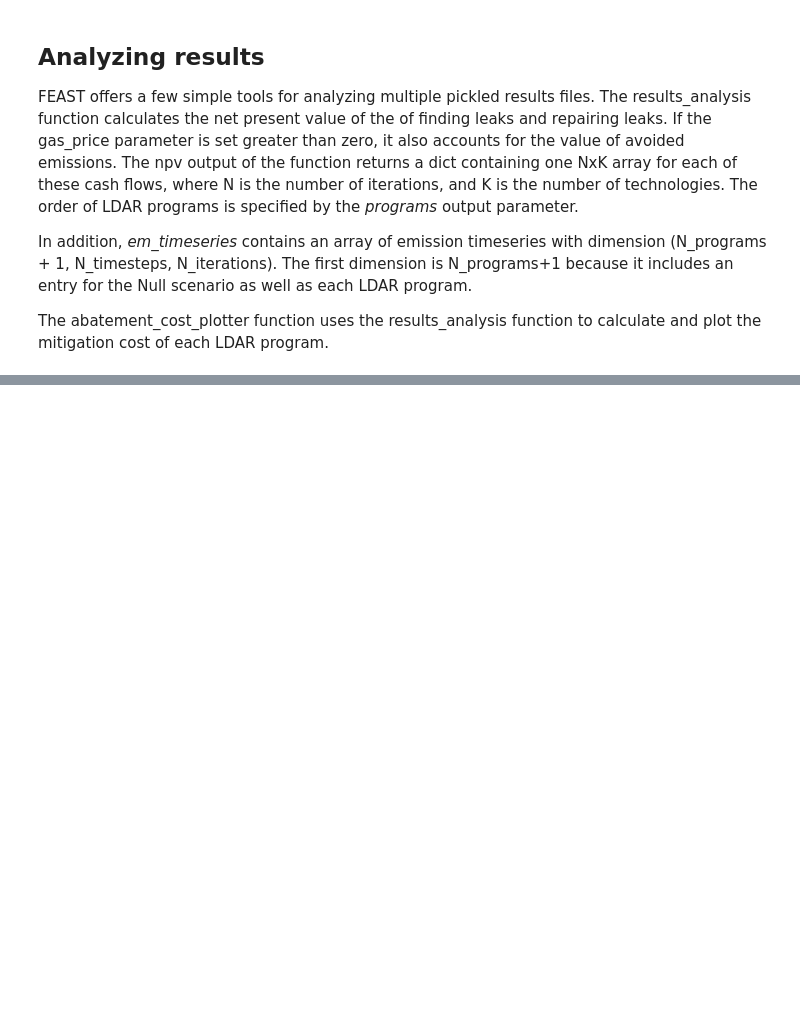
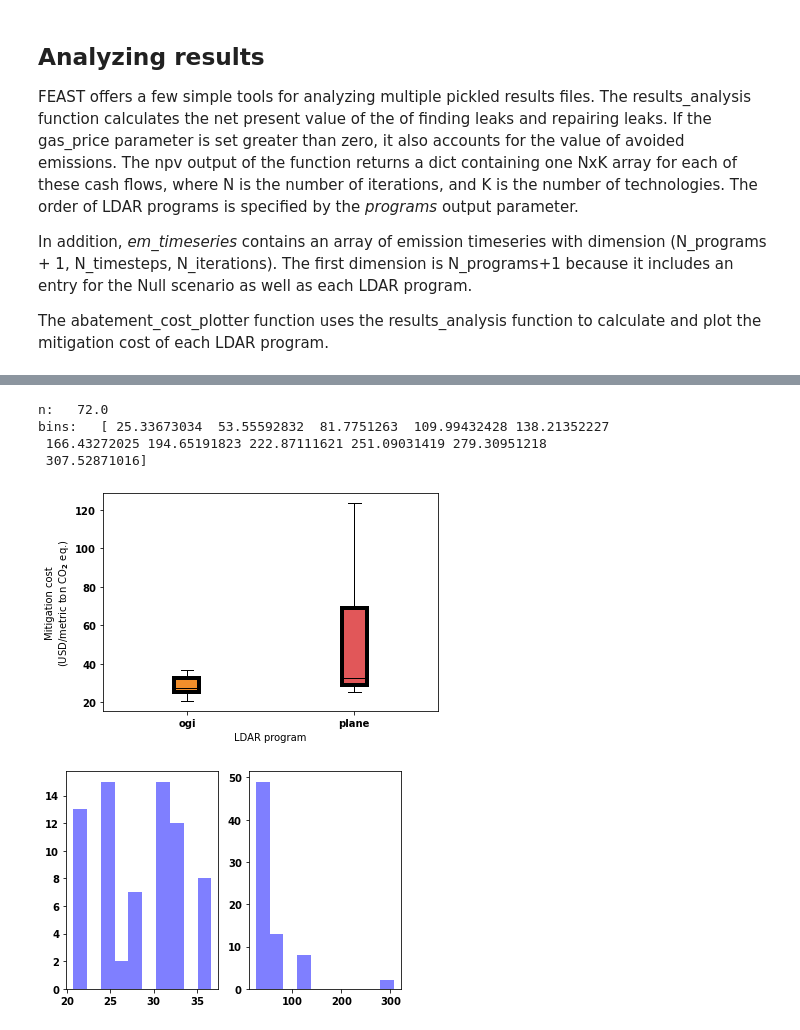
Before and after one commit to gomezf/FEAST31_Sandbox, a Jupyter notebook: FEAST myField.ipynb, the cells around one changed output, grey strips where cells are left out. Drawn from its saved outputs; the diff is of its cells as text; code cells hidden in the pictures; blank space fills up the shorter version.

```diff
--- a/FEAST myField.ipynb
+++ b/FEAST myField.ipynb
@@ -386,0 +271,48 @@ with sns.axes_style("darkgrid"):
+# %%
+    import matplotlib.pyplot as plt
+    from matplotlib import rc, rcParams
+    # The color set defined here is the Tableau 10 color set.
+    color_set = np.array([
+        [78, 121, 167],
+        [242, 142,  43],
+        [225,  87,  89],
+        [118, 183, 178],
+        [89, 161,  79],
+        [237, 201, 72],
+        [176, 122, 161],
+        [255, 157, 167],
+        [156, 117,  95],
+        [186, 176, 172]
+    ]) / 255
+
+    techs = programs
+    medianprops = dict(color='k')
+    boxprops = dict(linewidth=4)
+    boxplot = plt.boxplot(np.transpose(abatement_cost), medianprops=medianprops,
+                          boxprops=boxprops, patch_artist=True,showfliers=False)
+    ind = 1
+    for bx in boxplot['boxes']:
+        bx.set(facecolor=color_set[ind])
+        ind += 1
+    ax = plt.gca()
+    ax.set_xticklabels(techs[:len(techs) - 1])
+    ax.set_ylabel('Mitigation cost\n(USD/metric ton CO$_2$ eq.)')
+    ax.set_xlabel('LDAR program')
+#    plot_fixer()
+
+#x = [21,22,23,4,5,6,77,8,9,10,31,32,33,34,35,36,37,18,49,50,100]
+x = abatement_cost[0]
+num_bins = 10
+fig1, ax = plt.subplots(1,2)
+n, bins, patches = ax[0].hist(abatement_cost[0], num_bins, facecolor='blue', alpha=0.5)
+n, bins, patches = ax[1].hist(abatement_cost[1], num_bins, facecolor='blue', alpha=0.5)
+#fig1.show()
+print('n:  ',n.sum(axis=0))
+print('bins:  ',bins)
+# %% [output]
+n:   72.0
+bins:   [ 25.33673034  53.55592832  81.7751263  109.99432428 138.21352227
+ 166.43272025 194.65191823 222.87111621 251.09031419 279.30951218
+ 307.52871016]
+[figure, added]
+[figure, added]
```
Also changed, not shown: parts of 42 cells of this notebook, 4 other files.
